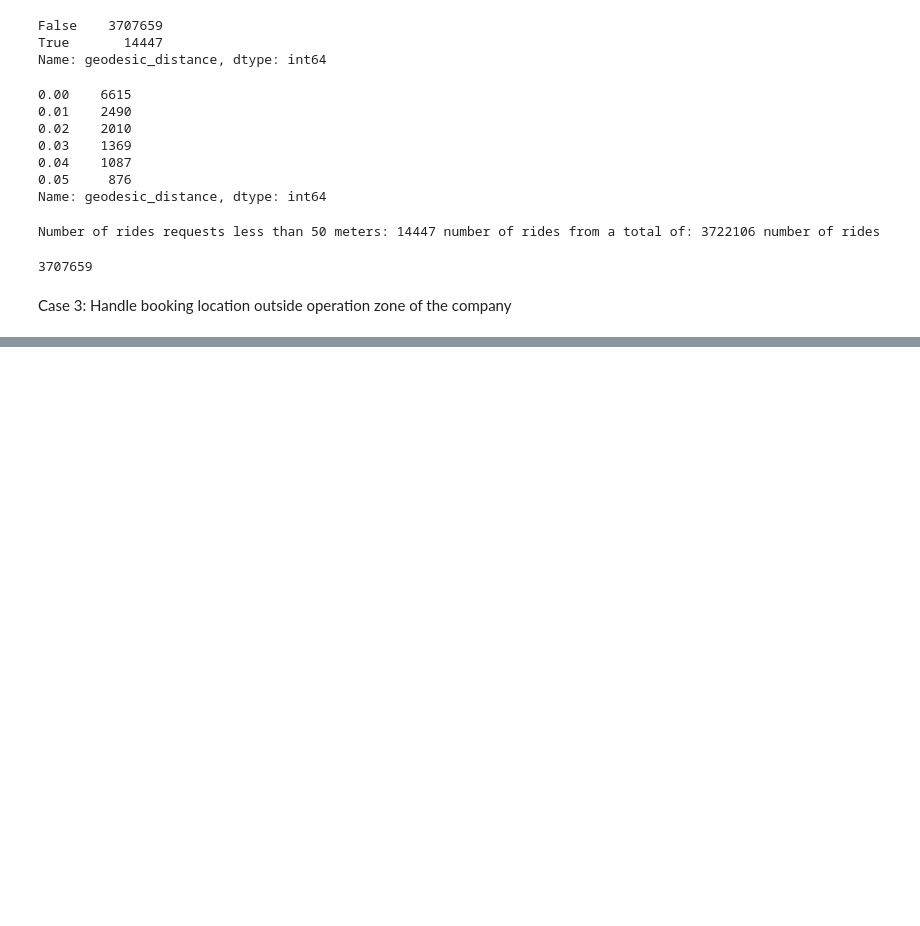
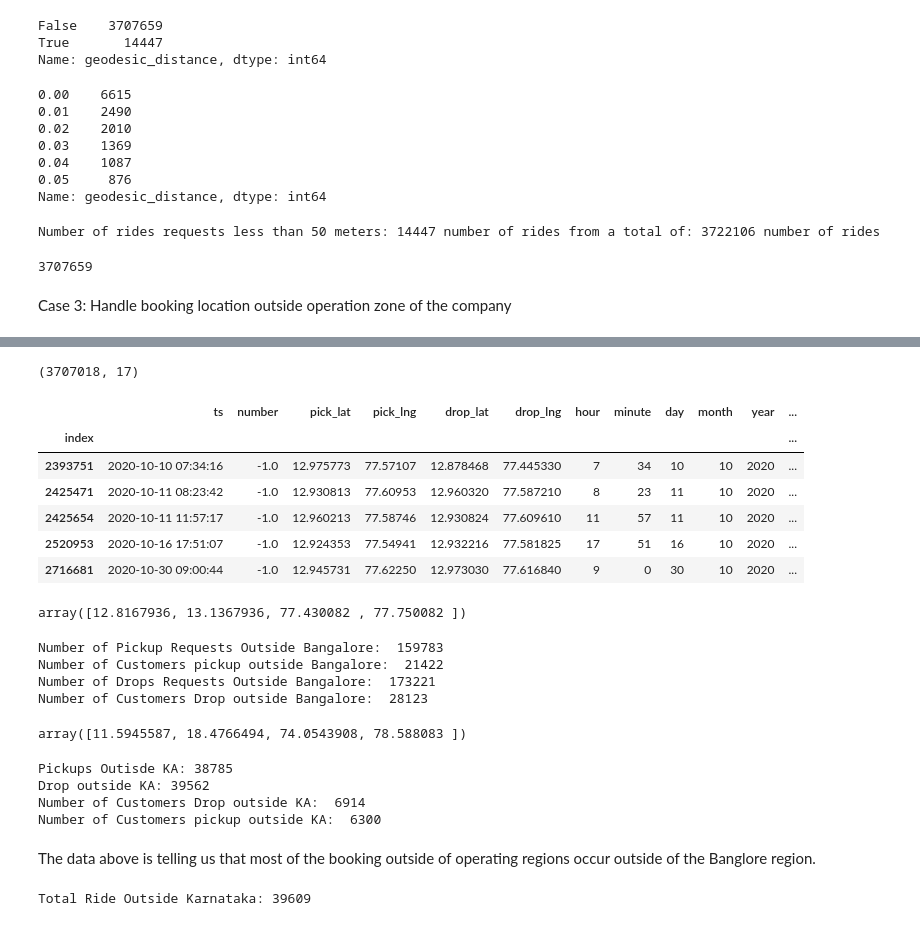
Before and after one commit to amoshnin/ML-Taxi.Service.Demand.Prediction, a Jupyter notebook: notebooks/Base/2. Data Analysis and Cleaning (Advance).ipynb, the cells around one changed output, grey strips where cells are left out. Saved outputs shown, nothing was run; the diff lists cells and outputs as text; code cells hidden in the pictures; blank space fills up the shorter version.

```diff
--- a/notebooks/Base/2. Data Analysis and Cleaning (Advance).ipynb
+++ b/notebooks/Base/2. Data Analysis and Cleaning (Advance).ipynb
@@ -286,0 +357,52 @@ ndf.head()
+# %%
+# Dropping the booking that have (pick up or drop off) locations outside of India
+
+ndf.drop(outside_India.index, axis=0, inplace=True)
+# %%
+print(ndf.shape)
+display(ndf.head())
+# %% [output]
+(3707018, 17)
+|  | ts | number | pick_lat | pick_lng | drop_lat | drop_lng | hour | minute | day | month | year | ... |
+| index |  |  |  |  |  |  |  |  |  |  |  | ... |
+| 2393751 | 2020-10-10 07:34:16 | -1.0 | 12.975773 | 77.57107 | 12.878468 | 77.445330 | 7 | 34 | 10 | 10 | 2020 | ... |
+| 2425471 | 2020-10-11 08:23:42 | -1.0 | 12.930813 | 77.60953 | 12.960320 | 77.587210 | 8 | 23 | 11 | 10 | 2020 | ... |
+| 2425654 | 2020-10-11 11:57:17 | -1.0 | 12.960213 | 77.58746 | 12.930824 | 77.609610 | 11 | 57 | 11 | 10 | 2020 | ... |
+| 2520953 | 2020-10-16 17:51:07 | -1.0 | 12.924353 | 77.54941 | 12.932216 | 77.581825 | 17 | 51 | 16 | 10 | 2020 | ... |
+| 2716681 | 2020-10-30 09:00:44 | -1.0 | 12.945731 | 77.62250 | 12.973030 | 77.616840 | 9 | 0 | 30 | 10 | 2020 | ... |
+# %%
+boundaries_Bangalore
+# %% [output]
+array([12.8167936, 13.1367936, 77.430082 , 77.750082 ])
+# %%
+# How many (pick ups and drop offs) were outside Banglore?
+pck_outside_bng = ndf[(ndf.pick_lat<=boundaries_Bangalore[0]) | (ndf.pick_lat>=boundaries_Bangalore[1]) | (ndf.pick_lng<=boundaries_Bangalore[2]) | (ndf.pick_lng>=boundaries_Bangalore[3])]
+drp_outside_bng = ndf[(ndf.drop_lat<=boundaries_Bangalore[0]) | (ndf.drop_lat>=boundaries_Bangalore[1]) | (ndf.drop_lng<=boundaries_Bangalore[2]) | (ndf.drop_lng>=boundaries_Bangalore[3])]
+print("Number of Pickup Requests Outside Bangalore: ",len(pck_outside_bng))
+print("Number of Customers pickup outside Bangalore: ",len(np.unique(pck_outside_bng['number'].values)))
+
+print("Number of Drops Requests Outside Bangalore: ",len(drp_outside_bng))
+print("Number of Customers Drop outside Bangalore: ",len(np.unique(drp_outside_bng['number'].values)))
+# %% [output]
+Number of Pickup Requests Outside Bangalore:  159783
+Number of Customers pickup outside Bangalore:  21422
+Number of Drops Requests Outside Bangalore:  173221
+Number of Customers Drop outside Bangalore:  28123
+# %%
+boundaries_Karnataka
+# %% [output]
+array([11.5945587, 18.4766494, 74.0543908, 78.588083 ])
+# %%
+# How many (pick ups and drop offs) were outside Karnataka?
+pck_outside_KA = ndf[(ndf.pick_lat<=boundaries_Karnataka[0]) | (ndf.pick_lat>=boundaries_Karnataka[1]) | (ndf.pick_lng<=boundaries_Karnataka[2]) | (ndf.pick_lng>=boundaries_Karnataka[3])]
+drp_outside_KA = ndf[(ndf.drop_lat<=boundaries_Karnataka[0]) | (ndf.drop_lat>=boundaries_Karnataka[1]) | (ndf.drop_lng<=boundaries_Karnataka[2]) | (ndf.drop_lng>=boundaries_Karnataka[3])]
+print("Pickups Outisde KA: {} \nDrop outside KA: {}".format(len(pck_outside_KA),len(drp_outside_KA)))
+print("Number of Customers Drop outside KA: ",len(np.unique(drp_outside_KA['number'].values)))
+print("Number of Customers pickup outside KA: ",len(np.unique(pck_outside_KA['number'].values)))
+# %% [output]
+Pickups Outisde KA: 38785
+Drop outside KA: 39562
+Number of Customers Drop outside KA:  6914
+Number of Customers pickup outside KA:  6300
+# %% [markdown]
+The data above is telling us that most of the booking outside of operating regions occur outside of the Banglore region.
@@ -286,0 +411,4 @@ ndf.head()
+# %%
+print("Total Ride Outside Karnataka: {}".format(len(total_ride_outside_KA)))
+# %% [output]
+Total Ride Outside Karnataka: 39609
```
Also changed, not shown: parts of 20 cells of this notebook.
